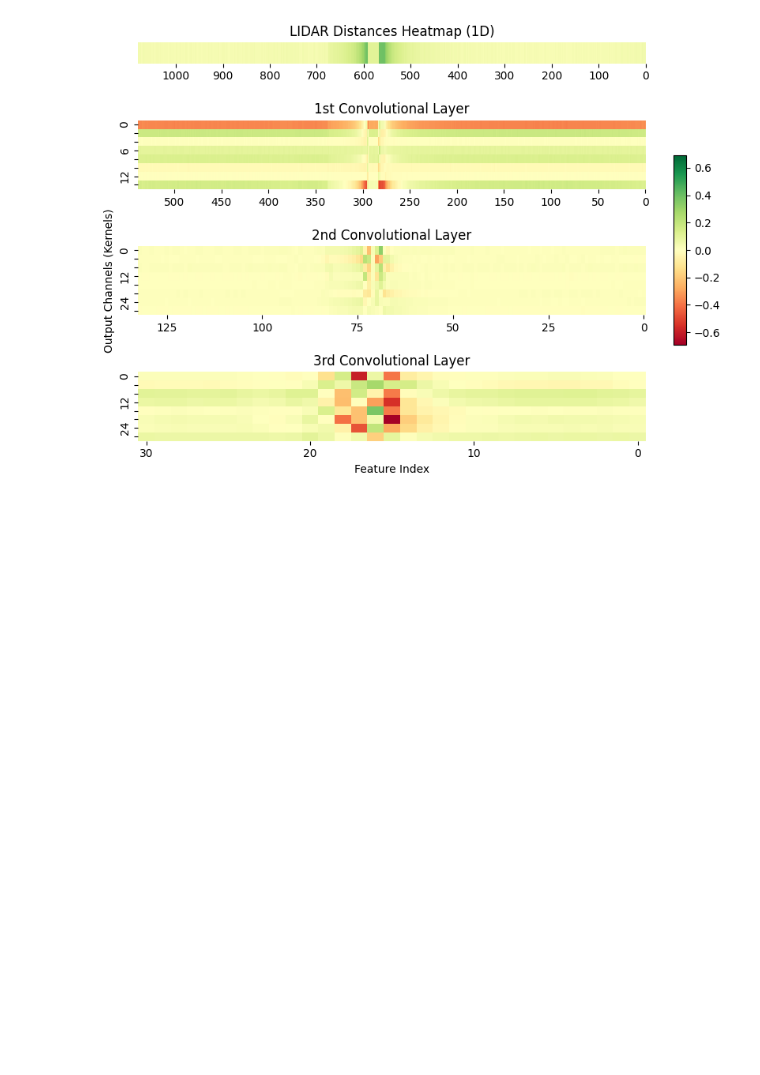
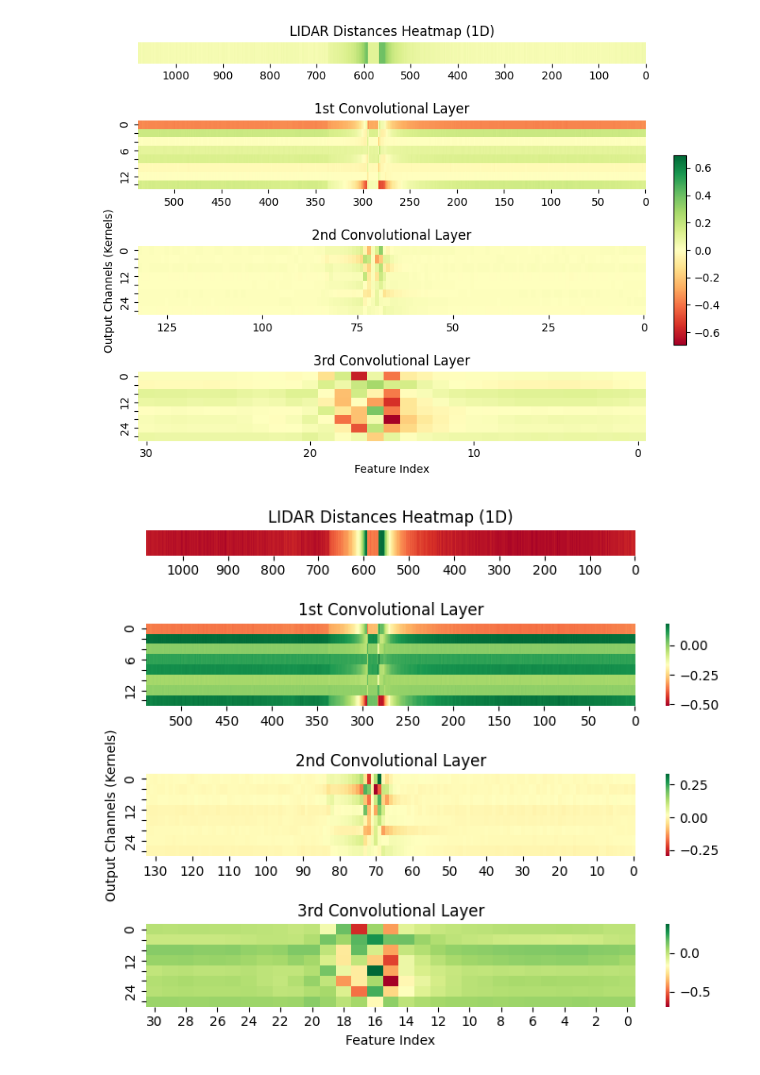
Before and after one commit to Lukas-Malthe-MSc/data-analysis, a Jupyter notebook: activations.ipynb, the cells around one changed output. Cells and saved outputs as stored; diff of their text form; code cells hidden in the pictures; blank space fills up the shorter version.

```diff
--- a/activations.ipynb
+++ b/activations.ipynb
@@ -499,3 +494,87 @@ plt.savefig('images/activations.svg', format='svg')
 plt.show()
 # %% [output]
 [figure]
+# %%
+import numpy as np
+import matplotlib.pyplot as plt
+import seaborn as sns
+
+# Load the data
+lidar = np.load("data/lidar.npy", allow_pickle=True)
+activations = np.load("data/activations.npy", allow_pickle=True)
+
+# Function to extract subsets of activations
+def extract_subset(activations, layer_idx, mod_value):
+    return activations[layer_idx][::mod_value]
+
+# Configuration variables
+cmap = "RdYlGn"
+figsize = (8, 6)
+height_ratios = [0.3, 1, 1, 1]
+xticklabels = [100, 50, 10, 2]
+ytick_mod_values = [2, 4, 4]
+layer_titles = [
+    "LIDAR Distances Heatmap (1D)",
+    "1st Convolutional Layer",
+    "2nd Convolutional Layer",
+    "3rd Convolutional Layer"
+]
+
+# Extract subsets of the activations for specific kernels
+subset_kernels_mod4 = extract_subset(activations, 0, 2)  # Kernels where index % 4 == 0
+subset_kernels_mod8 = extract_subset(activations, 3, 4)  # Kernels where index % 8 == 0
+subset_kernels_mod8_layer3 = extract_subset(activations, 6, 4)  # Kernels where index % 8 == 0 for the third layer
+
+# Function to plot each convolutional layer's heatmap
+def plot_layer_heatmap(ax, data, title, xticks, ytick_mod_value):
+    vmin, vmax = data.min(), data.max()
+    sns.heatmap(data,
+                cmap=cmap,
+                vmin=vmin,
+                vmax=vmax,
+                cbar=True,
+                xticklabels=xticks,
+                yticklabels=[f"{i*ytick_mod_value}" if i%3 == 0 else '' for i in range(data.shape[0])],
+                square=False,
+                ax=ax)
+    ax.set_title(title)
+
+# Create a figure with multiple subplots
+fig, axes = plt.subplots(4, 1, figsize=figsize, gridspec_kw={'height_ratios': height_ratios})
+
+# Plot the LIDAR heatmap
+vmin_lidar, vmax_lidar = lidar.min(), lidar.max()
+sns.heatmap(lidar.reshape(1, -1),
+            cmap=cmap,
+            vmin=vmin_lidar,
+            vmax=vmax_lidar,
+            cbar=True,
+            xticklabels=xticklabels[0],
+            yticklabels=False,
+            ax=axes[0]
+)
+axes[0].set_title(layer_titles[0])
+# hide the display of the cbar
+axes[0].collections[0].colorbar.ax.set_visible(False)  # Hide the colorbar
+
+# Plot the subset of kernels (mod 4) from the first convolutional layer
+plot_layer_heatmap(axes[1], subset_kernels_mod4, layer_titles[1], xticklabels[1], ytick_mod_values[0])
+
+# Plot the subset of kernels (mod 8) from the second convolutional layer
+plot_layer_heatmap(axes[2], subset_kernels_mod8, layer_titles[2], xticklabels[2], ytick_mod_values[1])
+axes[2].set_ylabel("Output Channels (Kernels)")
+
+# Plot the subset of kernels (mod 8) from the third convolutional layer
+plot_layer_heatmap(axes[3], subset_kernels_mod8_layer3, layer_titles[3], xticklabels[3], ytick_mod_values[2])
+axes[3].set_xlabel("Feature Index")
+
+# Invert x-axis for all subplots
+for ax in axes:
+    ax.invert_xaxis()
+
+plt.tight_layout(rect=[0, 0, 0.9, 1])
+plt.subplots_adjust(hspace=1)  # Adjust spacing to fit everything neatly
+plt.savefig('images/activations.png', format='png')
+plt.show()
+# %% [output]
+[figure, added]
```
Also changed, not shown: parts of 2 cells of this notebook, 12 other files.
